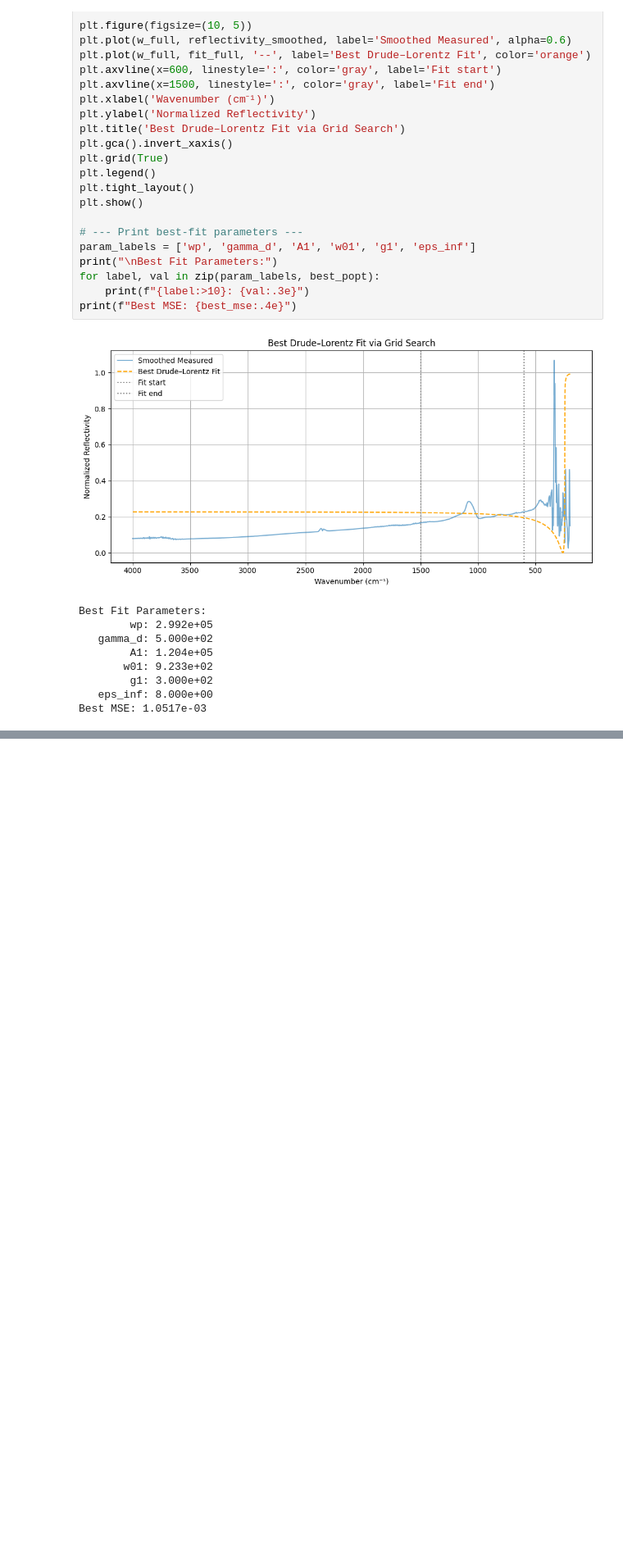
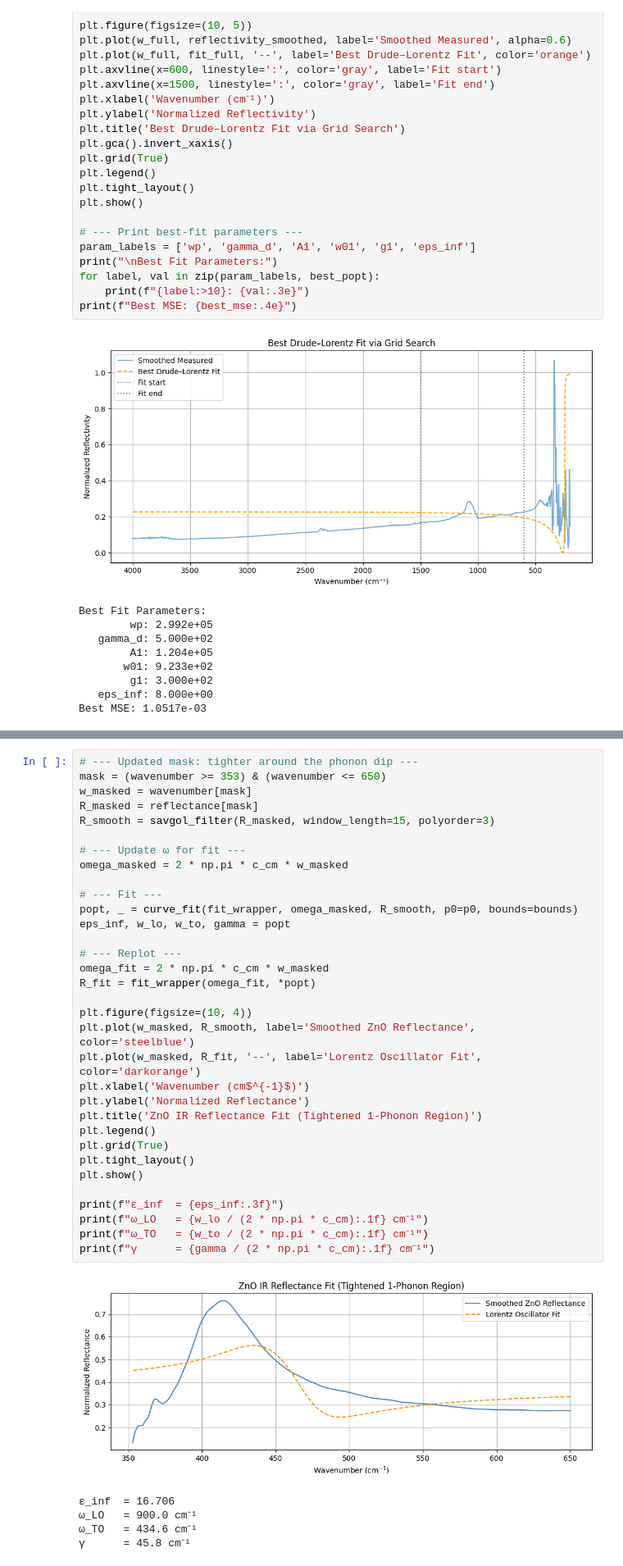
Before and after one commit to kearb-stomp/AdvLabs, a Jupyter notebook: Lab 1/Lab 6 - Lattice Vibrations.ipynb, the cells around one changed output, grey strips where cells are left out. Shown at 82% size. Saved outputs shown, nothing was run; the diff lists cells and outputs as text; blank space fills up the shorter version.

```diff
--- a/Lab 1/Lab 6 - Lattice Vibrations.ipynb
+++ b/Lab 1/Lab 6 - Lattice Vibrations.ipynb
@@ -1375,0 +1461,39 @@ Best MSE: 1.0517e-03
+# %%
+# --- Updated mask: tighter around the phonon dip ---
+mask = (wavenumber >= 353) & (wavenumber <= 650)
+w_masked = wavenumber[mask]
+R_masked = reflectance[mask]
+R_smooth = savgol_filter(R_masked, window_length=15, polyorder=3)
+
+# --- Update ω for fit ---
+omega_masked = 2 * np.pi * c_cm * w_masked
+
+# --- Fit ---
+popt, _ = curve_fit(fit_wrapper, omega_masked, R_smooth, p0=p0, bounds=bounds)
+eps_inf, w_lo, w_to, gamma = popt
+
+# --- Replot ---
+omega_fit = 2 * np.pi * c_cm * w_masked
+R_fit = fit_wrapper(omega_fit, *popt)
+
+plt.figure(figsize=(10, 4))
+plt.plot(w_masked, R_smooth, label='Smoothed ZnO Reflectance', color='steelblue')
+plt.plot(w_masked, R_fit, '--', label='Lorentz Oscillator Fit', color='darkorange')
+plt.xlabel('Wavenumber (cm$^{-1}$)')
+plt.ylabel('Normalized Reflectance')
+plt.title('ZnO IR Reflectance Fit (Tightened 1-Phonon Region)')
+plt.legend()
+plt.grid(True)
+plt.tight_layout()
+plt.show()
+
+print(f"ε_inf  = {eps_inf:.3f}")
+print(f"ω_LO   = {w_lo / (2 * np.pi * c_cm):.1f} cm⁻¹")
+print(f"ω_TO   = {w_to / (2 * np.pi * c_cm):.1f} cm⁻¹")
+print(f"γ      = {gamma / (2 * np.pi * c_cm):.1f} cm⁻¹")
+# %% [output]
+[figure, added]
+ε_inf  = 16.706
+ω_LO   = 900.0 cm⁻¹
+ω_TO   = 434.6 cm⁻¹
+γ      = 45.8 cm⁻¹
```
Also changed, not shown: parts of 7 cells of this notebook.
